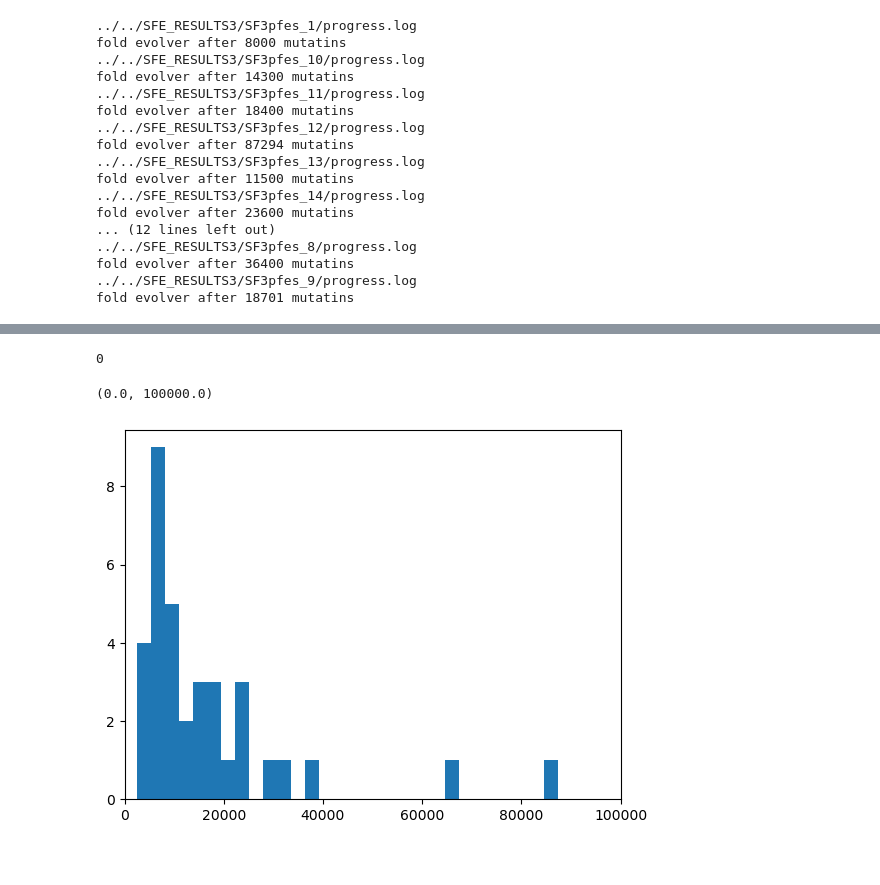
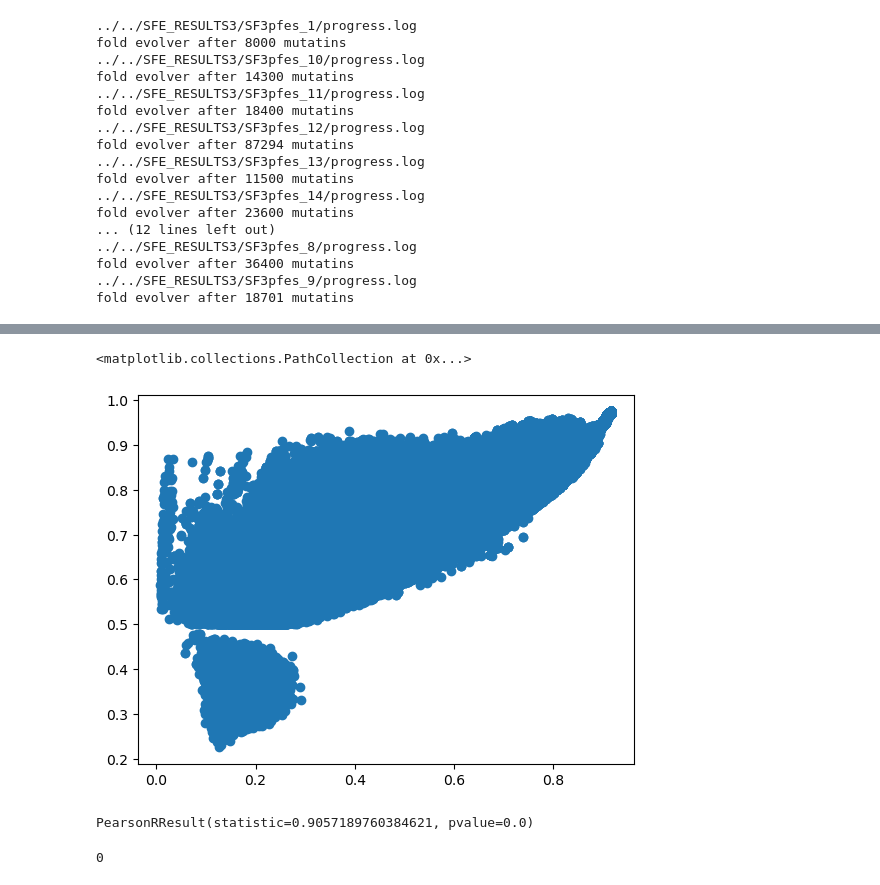
Before and after one commit to sahakyanhk/pfes, a Jupyter notebook: jupyter/psef_stat.ipynb, the cells around one changed output, grey strips where cells are left out. Saved outputs shown, nothing was run; the diff lists cells and outputs as text; code cells hidden in the pictures.

```diff
--- a/jupyter/psef_stat.ipynb
+++ b/jupyter/psef_stat.ipynb
@@ -287,10 +299,13 @@ alldicts = stat_dict1  | stat_dict3
+# %%
+plt.scatter(df.ptm, df.mean_plddt)
+# %% [output]
+<matplotlib.collections.PathCollection at 0x...>
+[figure, added]
+# %%
+pearsonr(df.ptm, df.mean_plddt)
+# %% [output]
+PearsonRResult(statistic=0.9057189760384621, pvalue=0.0)
 # %%
 alldicts.pop('SFpfes3_optimization')
 # %% [output]
 0
-# %%
-plt.hist(list(alldicts.values()), bins=30)
-plt.xlim(0,100000)
-# %% [output]
-(0.0, 100000.0)
-[figure, removed]
```
Also changed, not shown: parts of 11 cells of this notebook, 4 other files.
